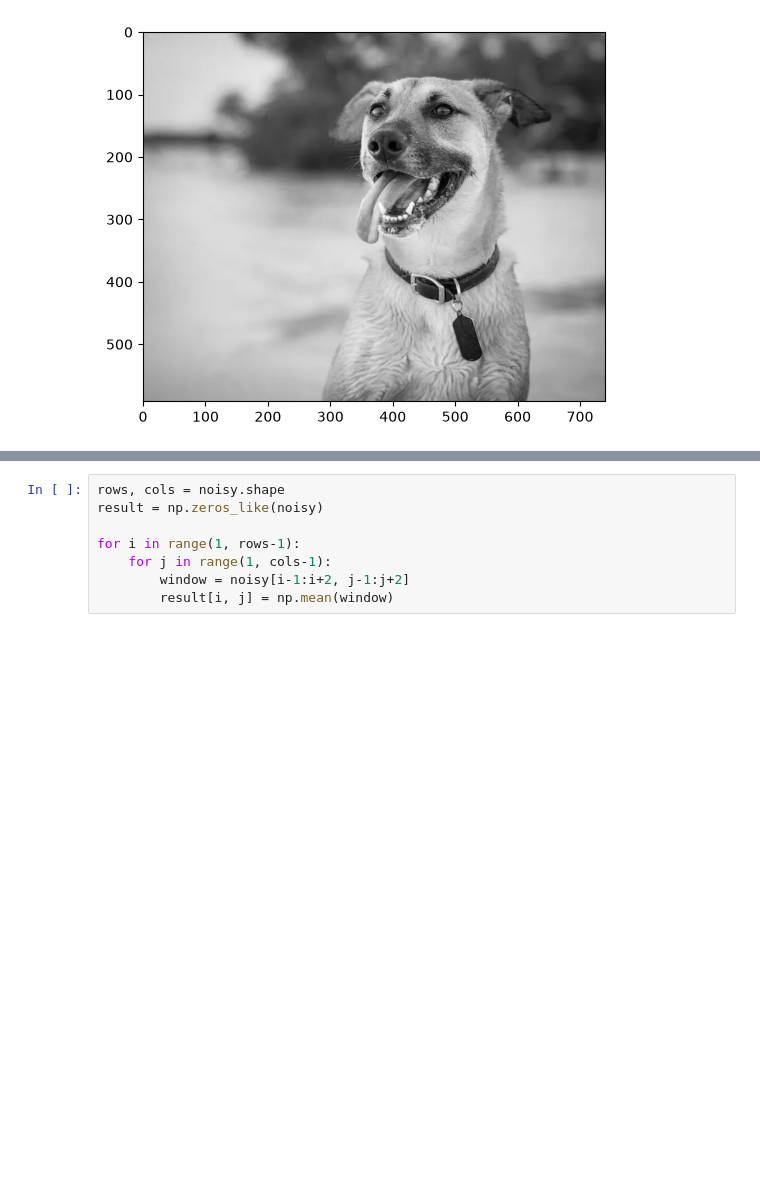
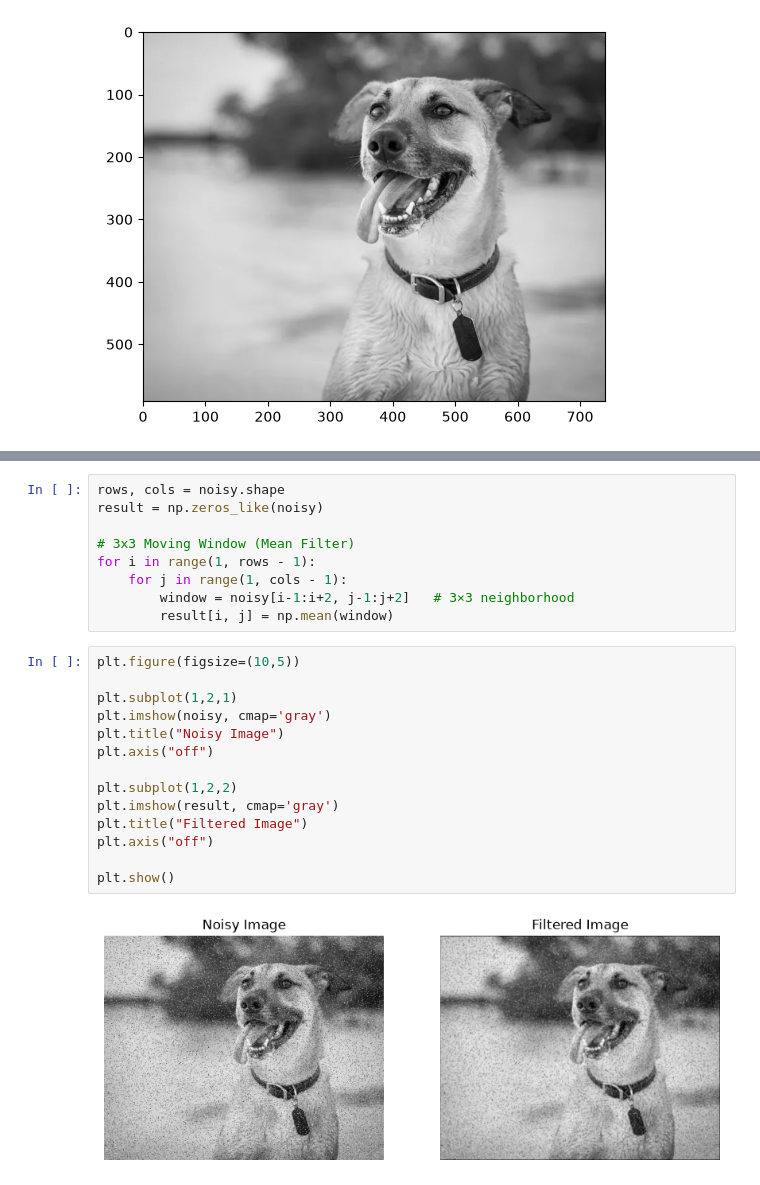
Before and after one commit to punperalta/CV_2026_H12, a Jupyter notebook: exp2.ipynb, the cells around one changed output, grey strips where cells are left out. Cells and saved outputs as stored; diff of their text form; blank space fills up the shorter version.

```diff
--- a/exp2.ipynb
+++ b/exp2.ipynb
@@ -27,7 +27,24 @@ plt.show()
 rows, cols = noisy.shape
 result = np.zeros_like(noisy)
 
-for i in range(1, rows-1):
-    for j in range(1, cols-1):
-        window = noisy[i-1:i+2, j-1:j+2]
+# 3x3 Moving Window (Mean Filter)
+for i in range(1, rows - 1):
+    for j in range(1, cols - 1):
+        window = noisy[i-1:i+2, j-1:j+2]   # 3×3 neighborhood
         result[i, j] = np.mean(window)
+# %%
+plt.figure(figsize=(10,5))
+
+plt.subplot(1,2,1)
+plt.imshow(noisy, cmap='gray')
+plt.title("Noisy Image")
+plt.axis("off")
+
+plt.subplot(1,2,2)
+plt.imshow(result, cmap='gray')
+plt.title("Filtered Image")
+plt.axis("off")
+
+plt.show()
+# %% [output]
+[figure, added]
```
Also changed, not shown: parts of 2 cells of this notebook, 3 other files.
